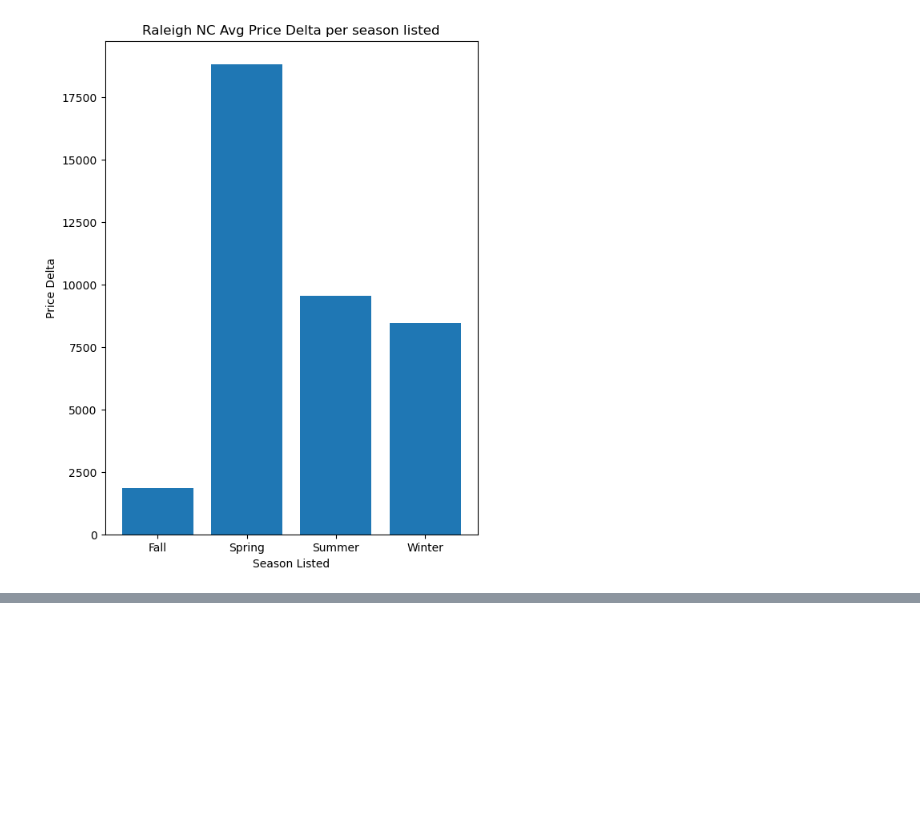
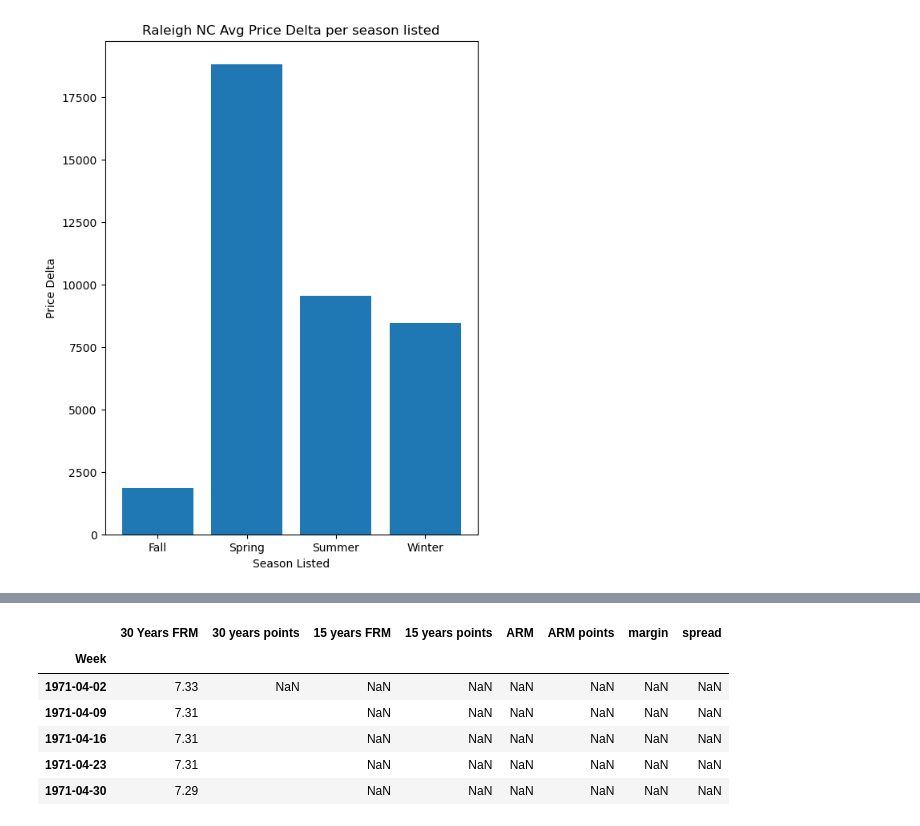
Before and after one commit to atulbachhav22/Real-Estate-Analysis-Project, a Jupyter notebook: real-estate-analysis_updated.ipynb, the cells around one changed output, grey strips where cells are left out. Cells and saved outputs as stored; diff of their text form; code cells hidden in the pictures; blank space fills up the shorter version.

```diff
--- a/real-estate-analysis_updated.ipynb
+++ b/real-estate-analysis_updated.ipynb
@@ -661,0 +670,15 @@ plt.show()
+# %%
+# read all the mortage data from the CSV  File
+mortageweekly_df = pd.read_excel("../Real-Estate-Analysis-Project/Data/weekly_mortgage_rates.xlsx",
+                                 index_col="Week",
+                                 parse_dates=True
+                                 )
+mortageweekly_df.head()
+# %% [output]
+|  | 30 Years FRM | 30 years points | 15 years FRM | 15 years points | ARM | ARM points | margin | spread |
+| Week |  |  |  |  |  |  |  |  |
+| 1971-04-02 | 7.33 | NaN | NaN | NaN | NaN | NaN | NaN | NaN |
+| 1971-04-09 | 7.31 |  | NaN | NaN | NaN | NaN | NaN | NaN |
+| 1971-04-16 | 7.31 |  | NaN | NaN | NaN | NaN | NaN | NaN |
+| 1971-04-23 | 7.31 |  | NaN | NaN | NaN | NaN | NaN | NaN |
+| 1971-04-30 | 7.29 |  | NaN | NaN | NaN | NaN | NaN | NaN |
```
Also changed, not shown: parts of 7 cells of this notebook, 2 other files.
